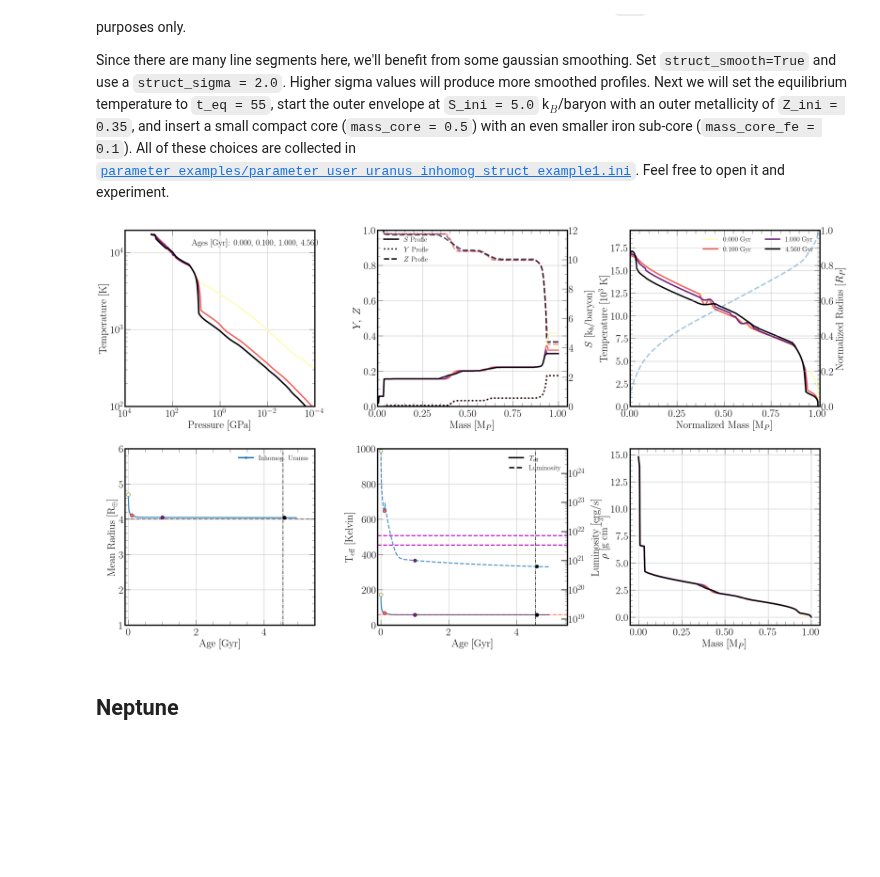
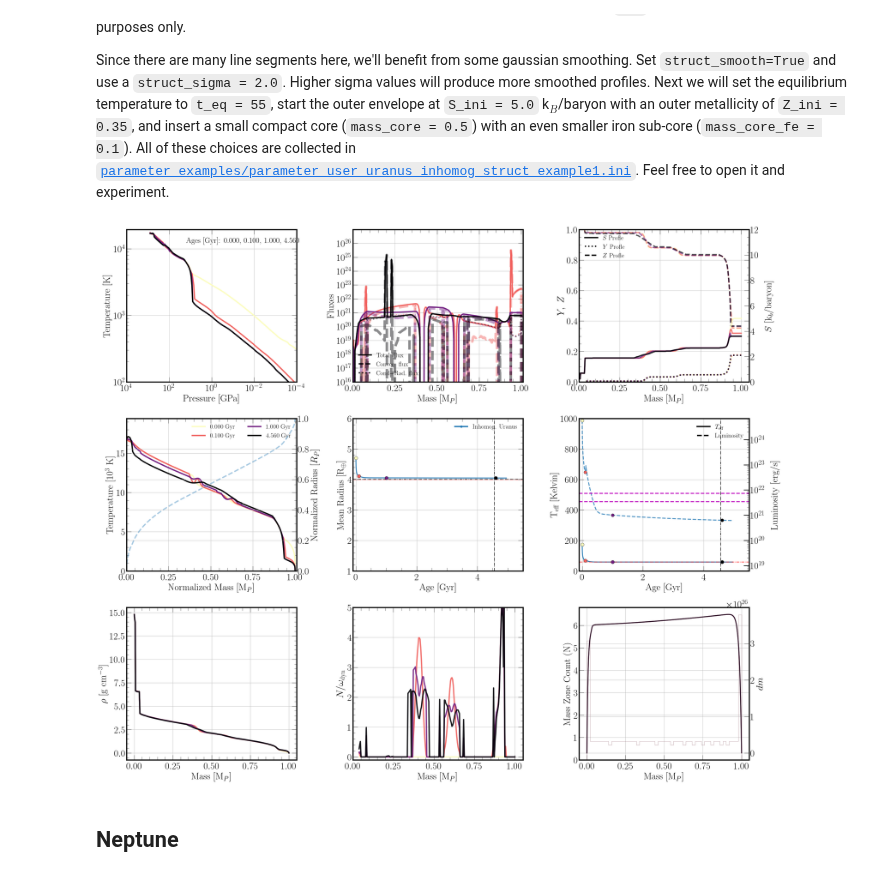
Before and after one commit to robtejada/orchard-public, a Jupyter notebook: tutorial_solarsystem_planets.ipynb, the cells around one changed output. Cells and saved outputs as stored; diff of their text form; code cells hidden in the pictures; blank space fills up the shorter version.

```diff
--- a/tutorial_solarsystem_planets.ipynb
+++ b/tutorial_solarsystem_planets.ipynb
@@ -221,31 +221,31 @@ Since there are many line segments here, we'll benefit from some gaussian smooth
 # %%
 import plot_class
 
 paths = [
     'parameter_examples/parameter_user_uranus_inhomog_struct_example1.ini',
 ]
 
 init = plot_class.init_plot(paths = paths,
                             plot_Js = False, # set this to True if rotation=True to see J2 and J4 evolution in the age plot
                             )
 
 # specify legend labels for each model (in order of paths list)
 labels = [
     r'Inhomog. Uranus',
 ]
 
 init.age_plot(
     ages=[0, 0.1, 1.0, 4.56], # input ages to plot (in Gyr)
     output_file='age_compare',
     labels=labels,
     save=False,
     leg_size=20,
-    panel_num = 6,
+    panel_num = 9,
     rad_temp_plot=True,
 
 )
 # %% [output]
-[figure, old version]
+[figure, new version]
 # %% [markdown]
 ## Neptune
 # %% [markdown]
```
Also changed, not shown: 5 other files.
